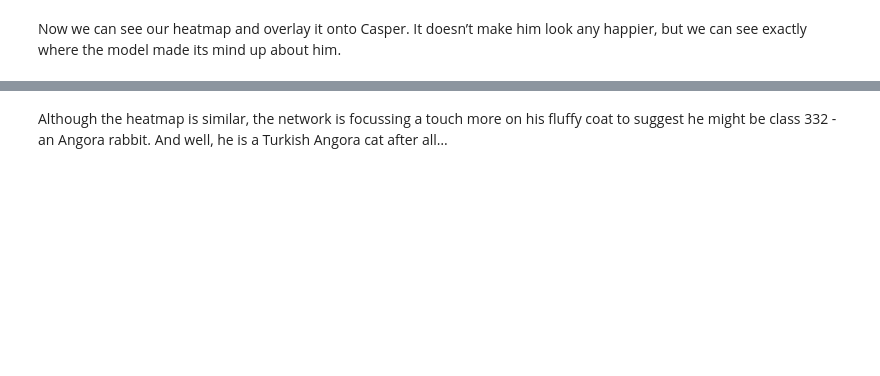
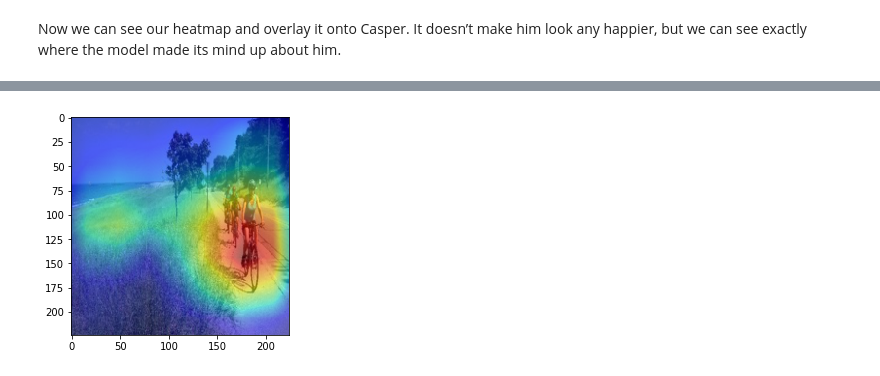
Before and after one commit to lonestar686/visual-analysis, a Jupyter notebook: cam.ipynb, the cells around one changed output, grey strips where cells are left out. Saved outputs shown, nothing was run; the diff lists cells and outputs as text; code cells hidden in the pictures; blank space fills up the shorter version.

```diff
--- a/cam.ipynb
+++ b/cam.ipynb
@@ -120,5 +226,5 @@ overlay = getCAM(activated_features.features, weight_softmax, 332 )
 # %%
 imshow(display_transform(image))
-imshow(skimage.transform.resize(overlay[0], tensor.shape[1:3]), alpha=0.5, cmap='jet');
+imshow(skimage.transform.resize(overlay[0], img_tensor.shape[1:3]), alpha=0.5, cmap='jet');
+# %% [output]
+[figure, added]
-# %% [markdown]
-Although the heatmap is similar, the network is focussing a touch more on his fluffy coat to suggest he might be class 332 - an Angora rabbit. And well, he is a Turkish Angora cat after all…
```
Also changed, not shown: parts of 33 cells of this notebook.
